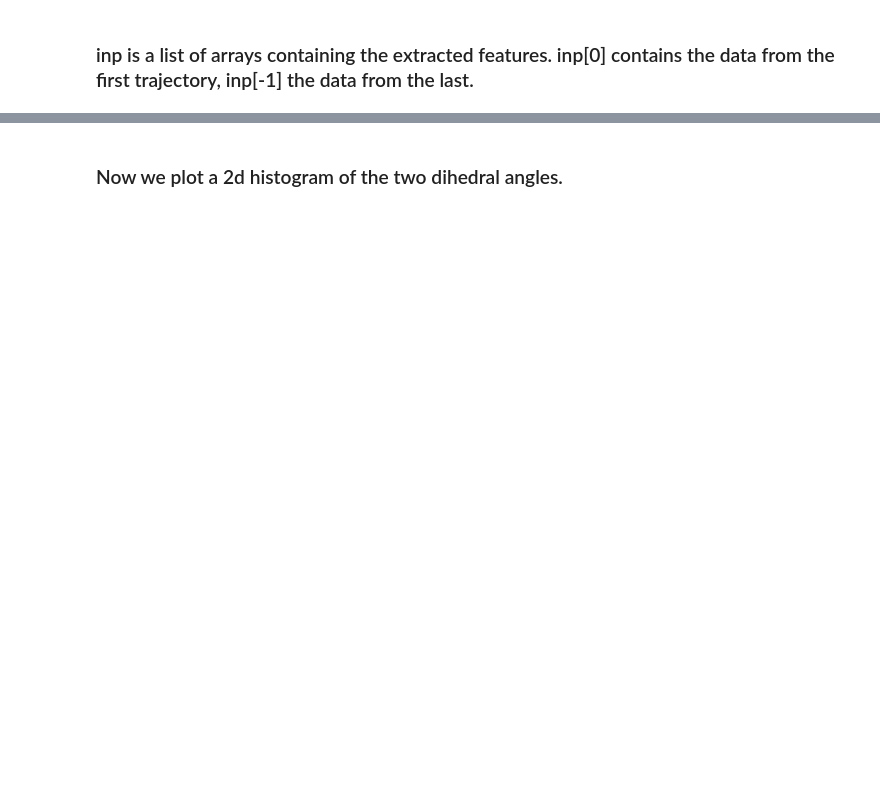
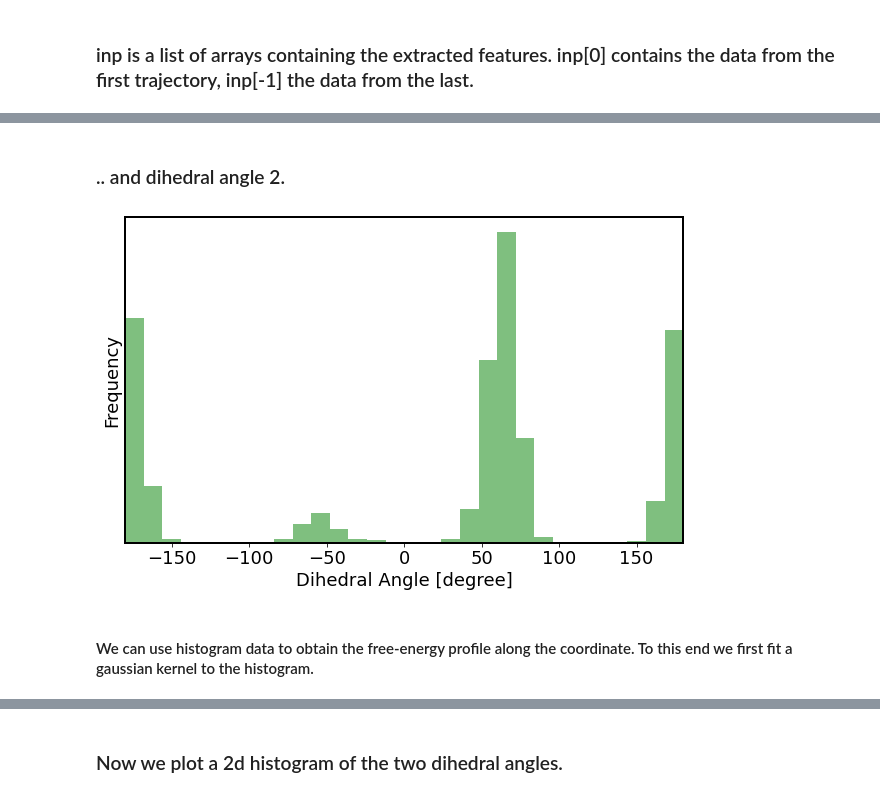
Before and after one commit to dseeliger/ITNLecture, a Jupyter notebook: notebooks/ligand_analyis.ipynb, the cells around one changed output, grey strips where cells are left out. Drawn from its saved outputs; the diff is of its cells as text; code cells hidden in the pictures; blank space fills up the shorter version.

```diff
--- a/notebooks/ligand_analyis.ipynb
+++ b/notebooks/ligand_analyis.ipynb
@@ -172,0 +210,17 @@ inp = coor.load(traj_list, feat)
+# %% [markdown]
+<h3> .. and dihedral angle 2. </h3>
+# %%
+figure(figsize=(10,6))
+n, b, p = hist(np.vstack(inp)[:,3]*180./pi, bins=30, color = 'g', alpha=.5)
+for p in gca().spines.values(): p.set_lw(2)
+yticks([]);
+xlim(-180,180);
+xticks(fontsize=18);
+xlabel('Dihedral Angle [degree]', fontsize=18);
+ylabel('Frequency', fontsize=18);
+#plot([ref,ref],[0,max(n)*.7],'k-')
+#text(ref-40, max(n)*.8,'Xray Dihedral', fontsize=16)
+# %% [output]
+[figure, added]
+# %% [markdown]
+<h4> We can use histogram data to obtain the free-energy profile along the coordinate. To this end we first fit a gaussian kernel to the histogram.</h4>
```
Also changed, not shown: parts of 50 cells of this notebook, 1 other file.
